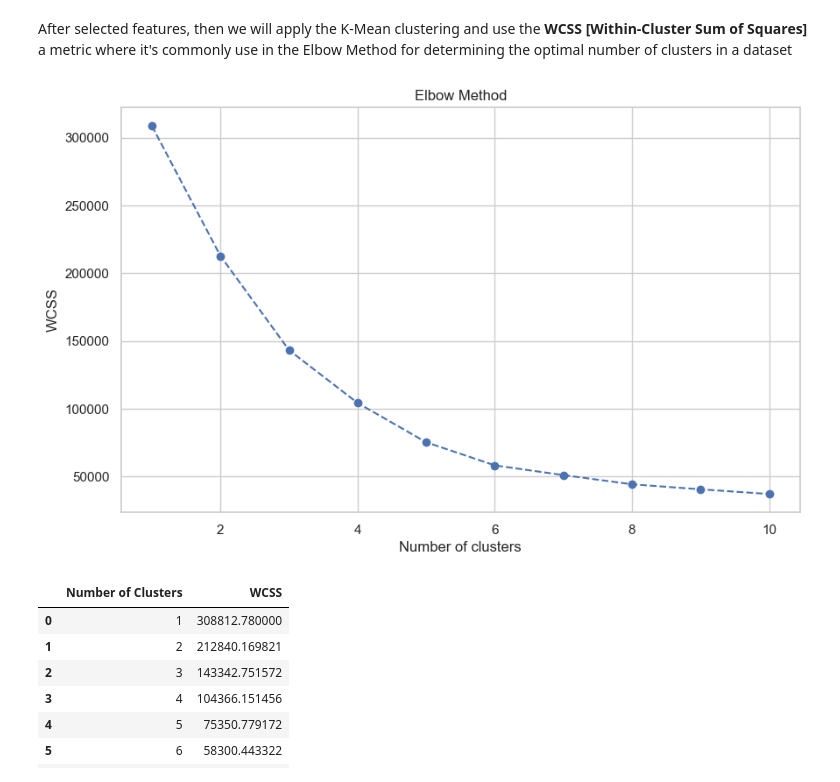
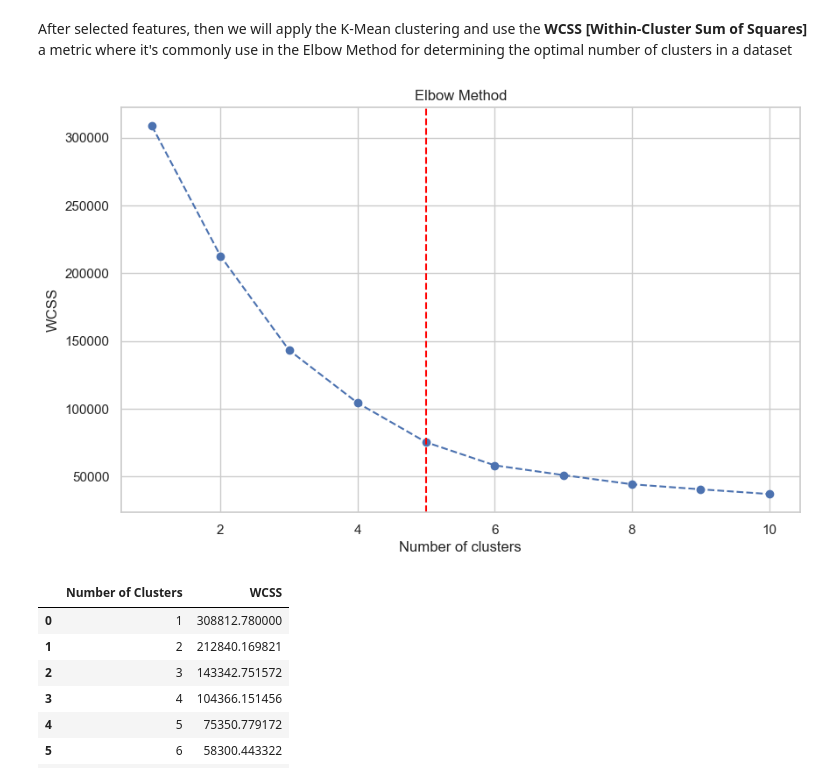
Before and after one commit to Suppalerkjrnon/Jr_labs, a Jupyter notebook: Learning/Kaggle customer segmentation.ipynb, the cells around one changed output. Cells and saved outputs as stored; diff of their text form; code cells hidden in the pictures.

Commit message:
Add vertical line at the optimal number of cluster

```diff
--- a/Learning/Kaggle customer segmentation.ipynb
+++ b/Learning/Kaggle customer segmentation.ipynb
@@ -155,20 +155,23 @@ After selected features, then we will apply the K-Mean clustering and use the <b
 # %%
 # Determine the optimal number of clusters using elbow method
 wcss = [] # Within cluster sum of squares, มันคือ metric ที่ใช้สำหรับ sum square ระหว่างจุดกลุ่มกับจุดกลุ่มอื่นๆ ที่อยู่ในกลุ่มเดียวกัน หรือในคำอื่นคือ ค่าที่ใช้วัดระยะห่างระหว่างจุดกลุ่มกับจุดกลุ่มอื่นๆ ที่อยู่ในกลุ่มเดียวกัน
 for i in range(1,11): # 1-11 คือจำนวน cluster ที่เราต้องการทดสอบ
     kmeans = KMeans(n_clusters = i, init = 'k-means++', max_iter = 300, n_init = 10, random_state = 0) #n_init คือจำนวนครั้งที่เราจะทดลองเริ่มต้นการทำ k-means โดยเริ่มจากจุดเริ่มต้นที่แตกต่างกัน
     kmeans.fit(features)
     wcss.append(kmeans.inertia_) # inertia_ คือค่า wcss ที่เราคำนวณได้จากการทำ k-means โดยจะเก็บค่า wcss ไว้ใน list wcss ที่เราสร้างขึ้นมา
 
 # Plot the elbow graph
 plt.figure(figsize = (10, 6))
 plt.plot(range(1,11), wcss, marker = 'o', linestyle = '--')
 plt.title('Elbow Method')
 plt.xlabel('Number of clusters')
 plt.ylabel('WCSS')
+
+#Add a vertical line at the optimal number of clusters
+plt.axvline(x = 5, color = 'red', linestyle = '--')
 plt.show()
 # %% [output]
-[figure, old version]
+[figure, new version]
 # %%
 # Acess the wcss list and number of clusters and turn it into a dataframe
 
```
